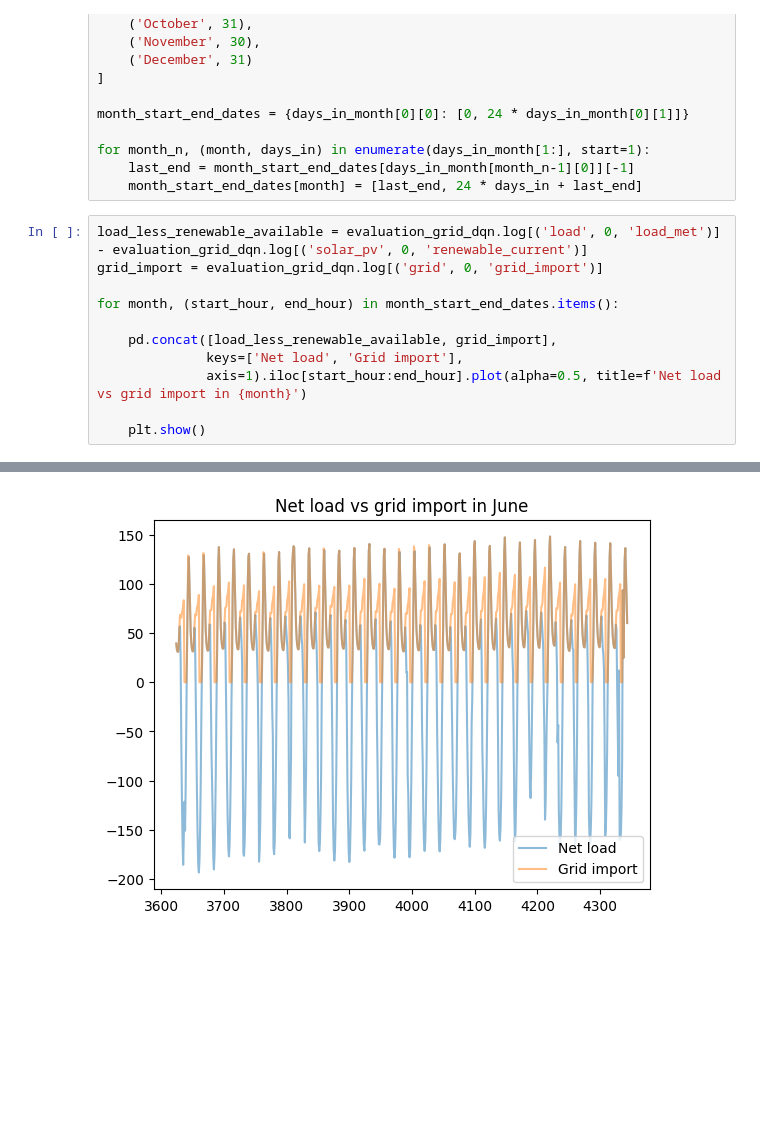
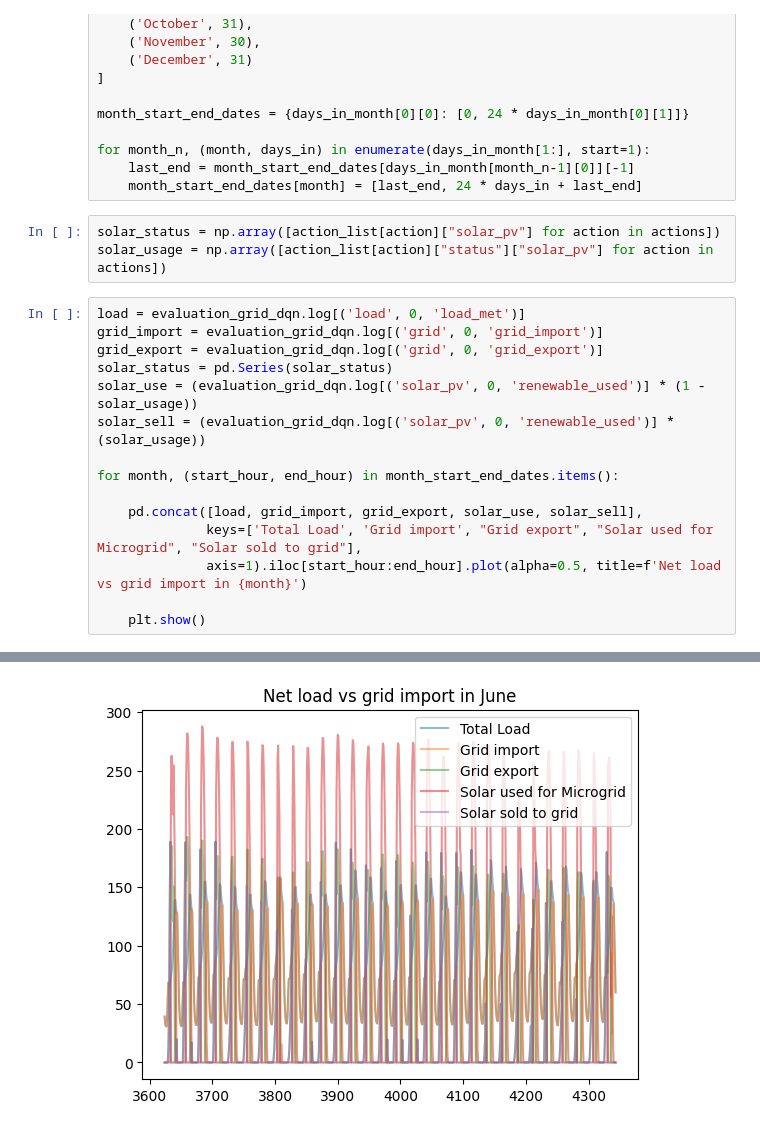
Before and after one commit to lgcharpe/the_gROKe_policy, a Jupyter notebook: jupyter_notebooks/SondreGym.ipynb, the cells around one changed output, grey strips where cells are left out. Cells and saved outputs as stored; diff of their text form; blank space fills up the shorter version.

Commit message:
plots!

```diff
--- a/jupyter_notebooks/SondreGym.ipynb
+++ b/jupyter_notebooks/SondreGym.ipynb
@@ -791,14 +810,21 @@ month_start_end_dates = {days_in_month[0][0]: [0, 24 * days_in_month[0][1]]}
 for month_n, (month, days_in) in enumerate(days_in_month[1:], start=1):
     last_end = month_start_end_dates[days_in_month[month_n-1][0]][-1]
     month_start_end_dates[month] = [last_end, 24 * days_in + last_end]
+# %%
+solar_status = np.array([action_list[action]["solar_pv"] for action in actions])
+solar_usage = np.array([action_list[action]["status"]["solar_pv"] for action in actions])
 # %%
-load_less_renewable_available = evaluation_grid_dqn.log[('load', 0, 'load_met')] - evaluation_grid_dqn.log[('solar_pv', 0, 'renewable_current')]
+load = evaluation_grid_dqn.log[('load', 0, 'load_met')]
 grid_import = evaluation_grid_dqn.log[('grid', 0, 'grid_import')]
+grid_export = evaluation_grid_dqn.log[('grid', 0, 'grid_export')]
+solar_status = pd.Series(solar_status)
+solar_use = (evaluation_grid_dqn.log[('solar_pv', 0, 'renewable_used')] * (1 - solar_usage))
+solar_sell = (evaluation_grid_dqn.log[('solar_pv', 0, 'renewable_used')] * (solar_usage))
 
 for month, (start_hour, end_hour) in month_start_end_dates.items():
 
-    pd.concat([load_less_renewable_available, grid_import],
-              keys=['Net load', 'Grid import'],
+    pd.concat([load, grid_import, grid_export, solar_use, solar_sell],
+              keys=['Total Load', 'Grid import', "Grid export", "Solar used for Microgrid", "Solar sold to grid"],
               axis=1).iloc[start_hour:end_hour].plot(alpha=0.5, title=f'Net load vs grid import in {month}')
 
     plt.show()
@@ -811 +837 @@ for month, (start_hour, end_hour) in month_start_end_dates.items():
-[figure, old version]
+[figure, new version]
```
Also changed, not shown: parts of 14 cells of this notebook.
